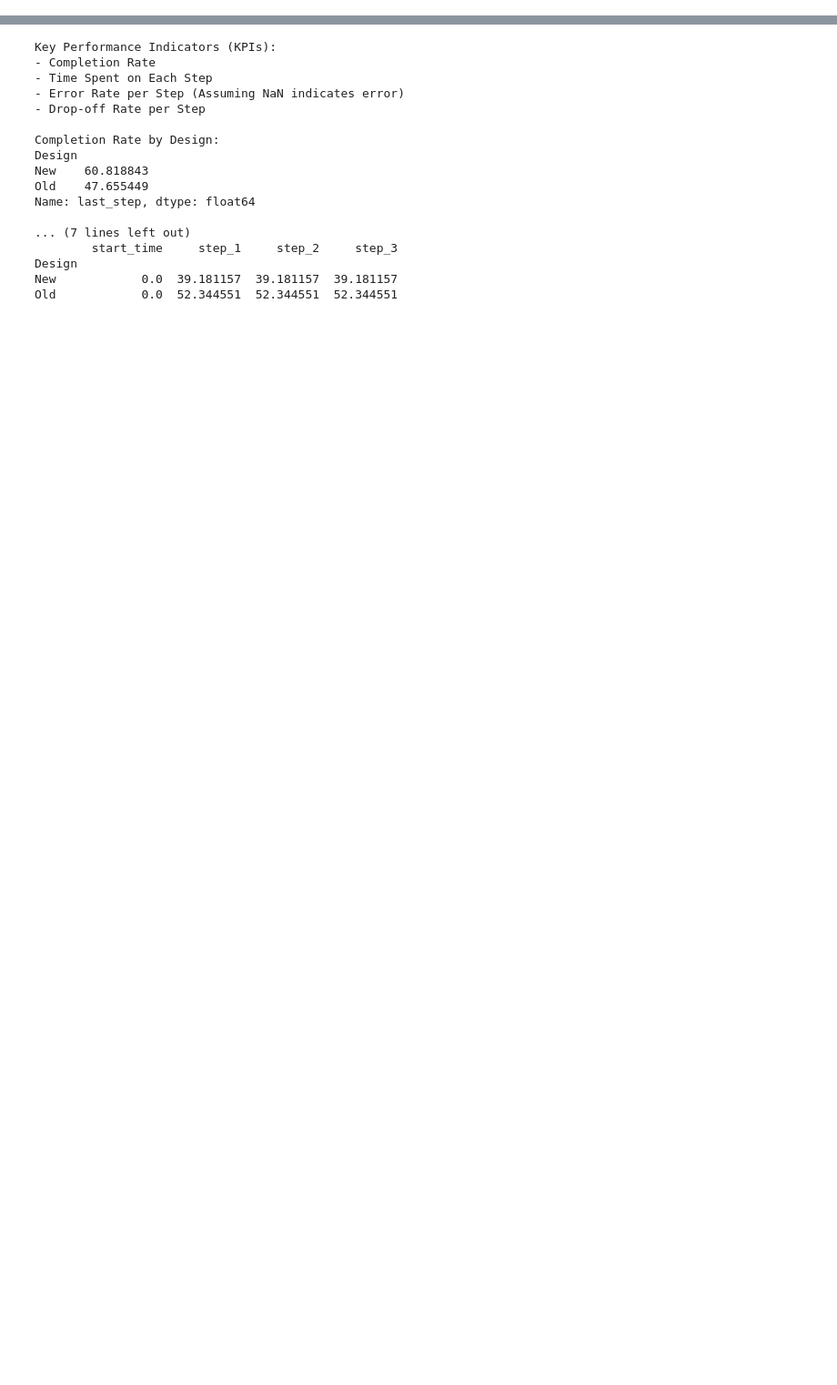
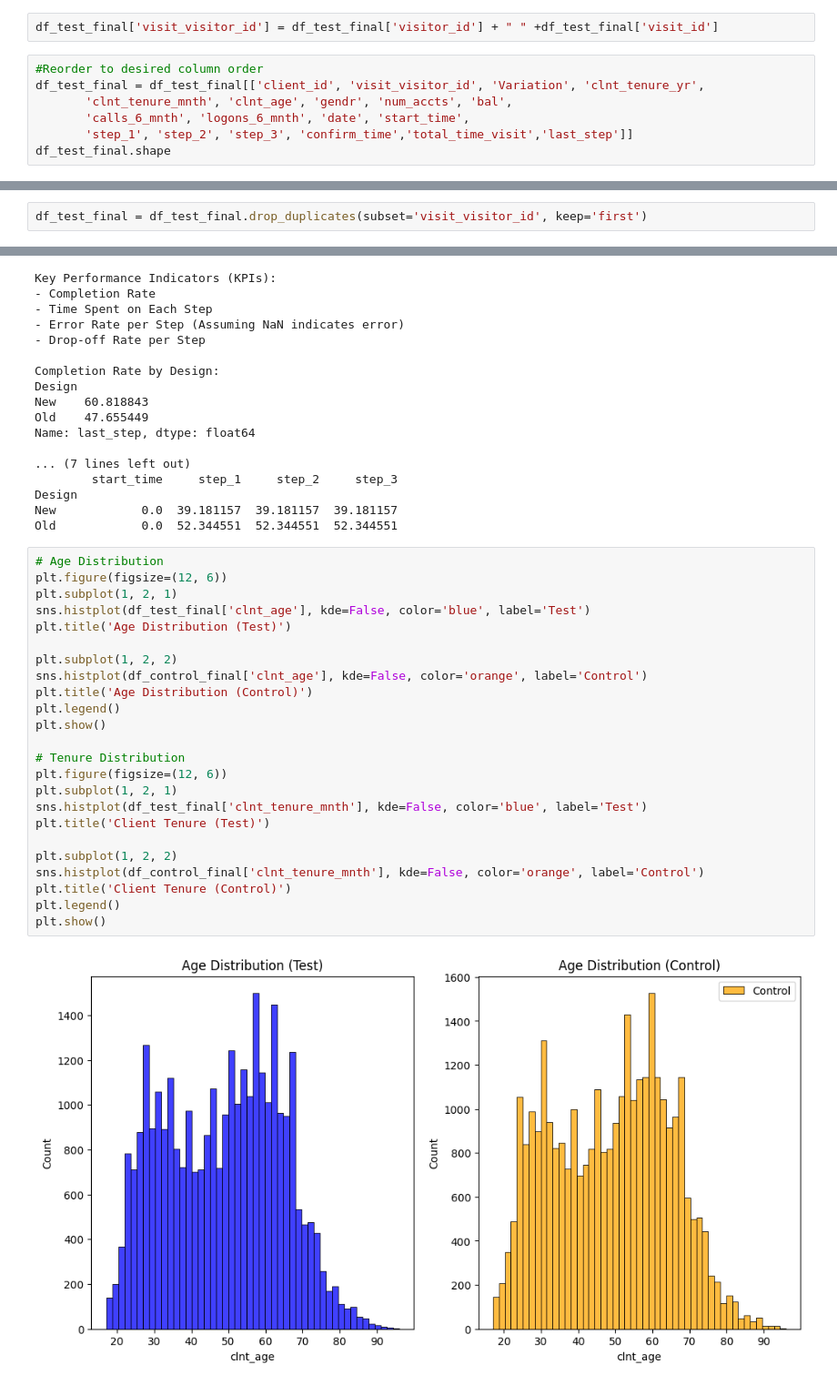
Before and after one commit to DaniCoco31/project_2, a Jupyter notebook: notebooks/exploratory_nb_Daniela.ipynb, the cells around one changed output, grey strips where cells are left out. Shown: that part at 91% size. Cells and saved outputs as stored; diff of their text form; blank space fills up the shorter version.

```diff
--- a/notebooks/exploratory_nb_Daniela.ipynb
+++ b/notebooks/exploratory_nb_Daniela.ipynb
@@ -742,3 +740,12 @@ df_test_final['last_step'] = df_test_final.groupby('visit_id')['process_step'].t
 df_test_final = df_test_final.drop(columns=['process_step'])
 
 df_test_final = df_test_final.drop_duplicates()
+# %%
+df_test_final['visit_visitor_id'] = df_test_final['visitor_id'] + " " +df_test_final['visit_id']
+# %%
+#Reorder to desired column order
+df_test_final = df_test_final[['client_id', 'visit_visitor_id', 'Variation', 'clnt_tenure_yr',
+       'clnt_tenure_mnth', 'clnt_age', 'gendr', 'num_accts', 'bal',
+       'calls_6_mnth', 'logons_6_mnth', 'date', 'start_time',
+       'step_1', 'step_2', 'step_3', 'confirm_time','total_time_visit','last_step']]
+df_test_final.shape
@@ -744,0 +754,2 @@ df_test_final = df_test_final.drop_duplicates()
+# %%
+df_test_final = df_test_final.drop_duplicates(subset='visit_visitor_id', keep='first')
@@ -982,3 +1032,29 @@ Name: last_step, dtype: float64
 Design
 New            0.0  39.181157  39.181157  39.181157
 Old            0.0  52.344551  52.344551  52.344551
+# %%
+# Age Distribution
+plt.figure(figsize=(12, 6))
+plt.subplot(1, 2, 1)
+sns.histplot(df_test_final['clnt_age'], kde=False, color='blue', label='Test')
+plt.title('Age Distribution (Test)')
+
+plt.subplot(1, 2, 2)
+sns.histplot(df_control_final['clnt_age'], kde=False, color='orange', label='Control')
+plt.title('Age Distribution (Control)')
+plt.legend()
+plt.show()
+
+# Tenure Distribution
+plt.figure(figsize=(12, 6))
+plt.subplot(1, 2, 1)
+sns.histplot(df_test_final['clnt_tenure_mnth'], kde=False, color='blue', label='Test')
+plt.title('Client Tenure (Test)')
+
+plt.subplot(1, 2, 2)
+sns.histplot(df_control_final['clnt_tenure_mnth'], kde=False, color='orange', label='Control')
+plt.title('Client Tenure (Control)')
+plt.legend()
+plt.show()
+# %% [output]
+[figure, added]
```
Also changed, not shown: parts of 13 cells of this notebook, 1 other file.
